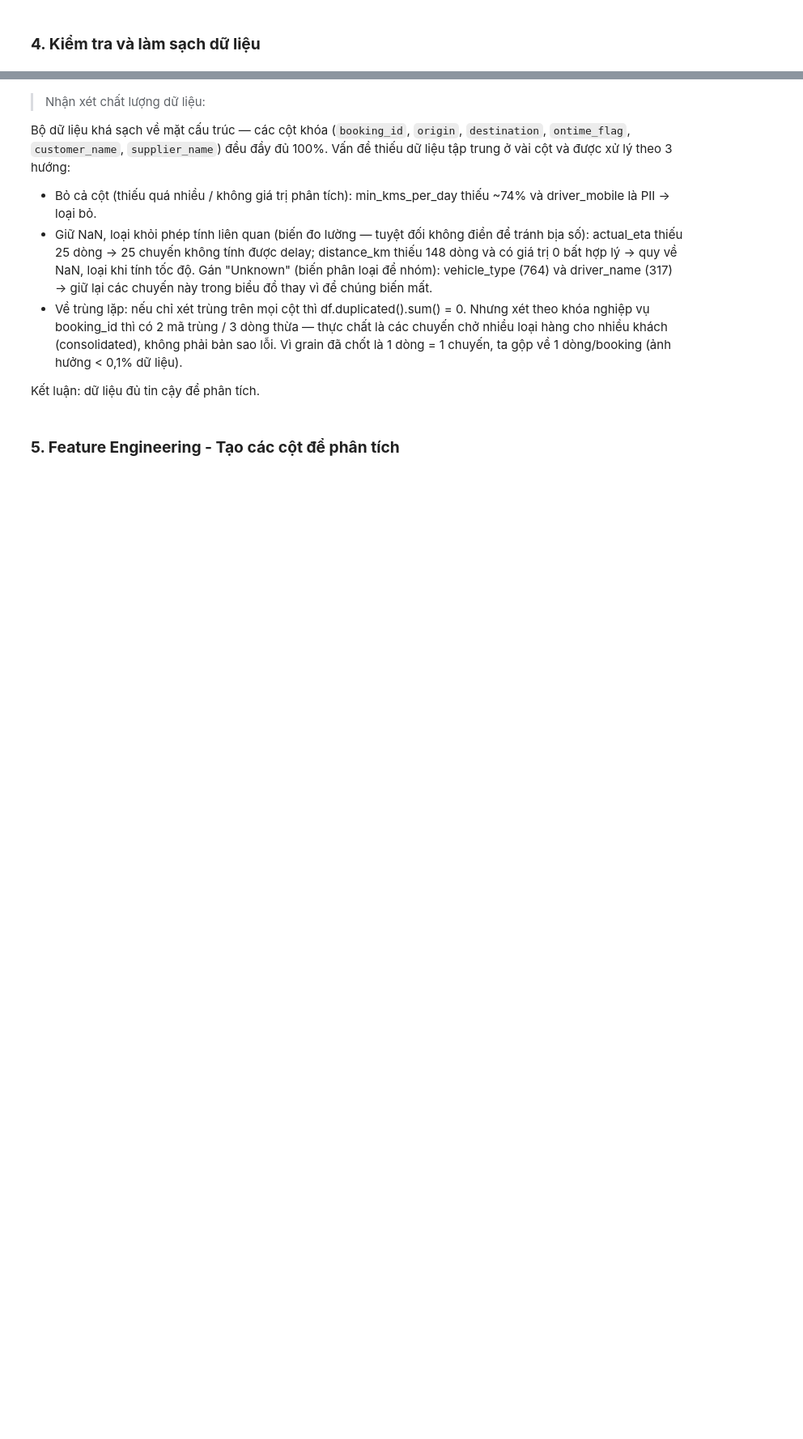
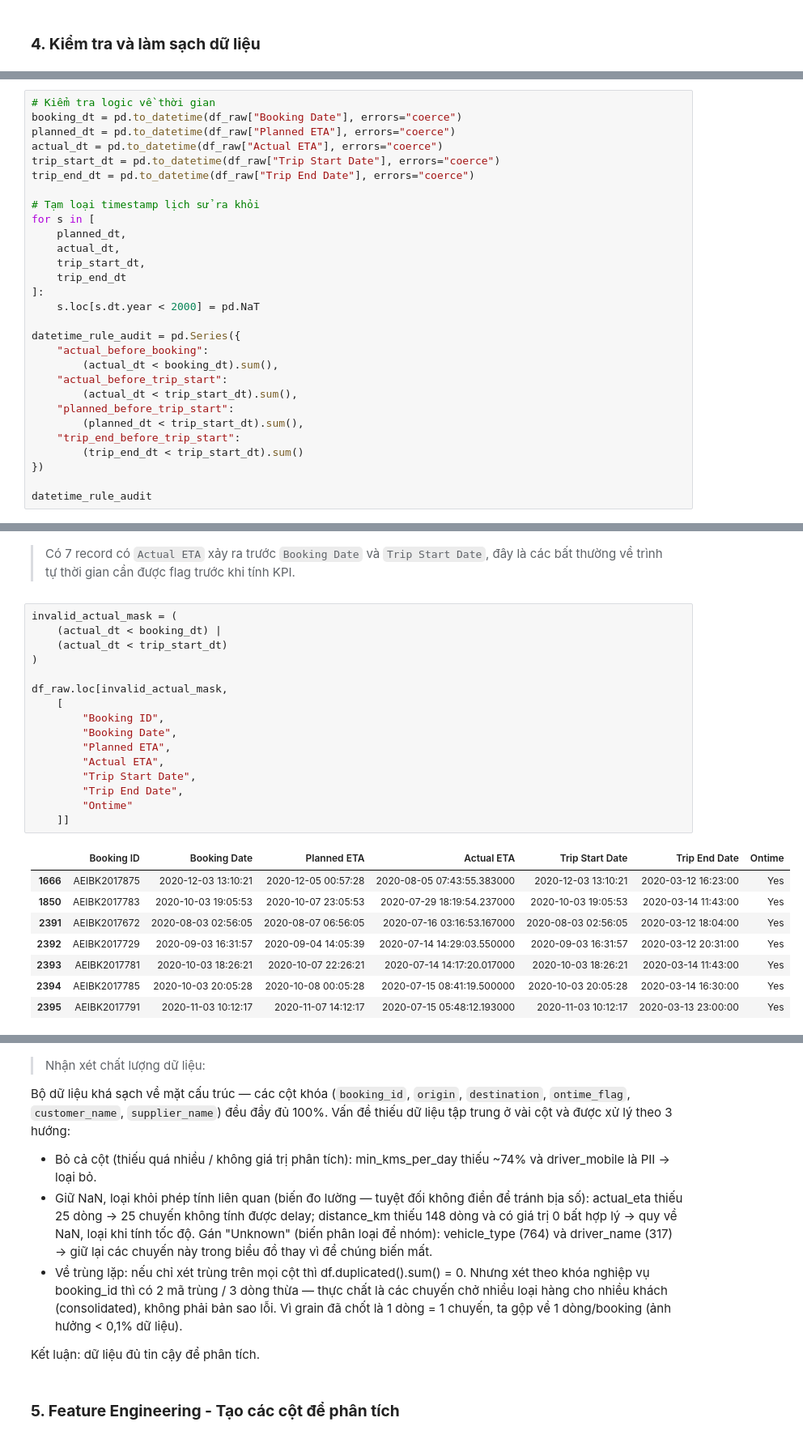
Before and after one commit to ChiBao-v/logistics-delivery-performance-analysis, a Jupyter notebook: python/EDA.ipynb, the cells around one changed output, grey strips where cells are left out. Shown at 81% size. Drawn from its saved outputs; the diff is of its cells as text; blank space fills up the shorter version.

```diff
--- a/python/EDA.ipynb
+++ b/python/EDA.ipynb
@@ -148,0 +411,29 @@ np.int64(0)
+# %%
+# Kiểm tra logic về thời gian
+booking_dt = pd.to_datetime(df_raw["Booking Date"], errors="coerce")
+planned_dt = pd.to_datetime(df_raw["Planned ETA"], errors="coerce")
+actual_dt = pd.to_datetime(df_raw["Actual ETA"], errors="coerce")
+trip_start_dt = pd.to_datetime(df_raw["Trip Start Date"], errors="coerce")
+trip_end_dt = pd.to_datetime(df_raw["Trip End Date"], errors="coerce")
+
+# Tạm loại timestamp lịch sử ra khỏi
+for s in [
+    planned_dt,
+    actual_dt,
+    trip_start_dt,
+    trip_end_dt
+]:
+    s.loc[s.dt.year < 2000] = pd.NaT
+
+datetime_rule_audit = pd.Series({
+    "actual_before_booking":
+        (actual_dt < booking_dt).sum(),
+    "actual_before_trip_start":
+        (actual_dt < trip_start_dt).sum(),
+    "planned_before_trip_start":
+        (planned_dt < trip_start_dt).sum(),
+    "trip_end_before_trip_start":
+        (trip_end_dt < trip_start_dt).sum()
+})
+
+datetime_rule_audit
@@ -148,0 +446,27 @@ np.int64(0)
+# %% [markdown]
+>Có 7 record có `Actual ETA` xảy ra trước `Booking Date` và `Trip Start Date`, đây là các bất thường về trình tự thời gian cần được flag trước khi tính KPI.
+# %%
+invalid_actual_mask = (
+    (actual_dt < booking_dt) |
+    (actual_dt < trip_start_dt)
+)
+
+df_raw.loc[invalid_actual_mask,
+    [
+        "Booking ID",
+        "Booking Date",
+        "Planned ETA",
+        "Actual ETA",
+        "Trip Start Date",
+        "Trip End Date",
+        "Ontime"
+    ]]
+# %% [output]
+|  | Booking ID | Booking Date | Planned ETA | Actual ETA | Trip Start Date | Trip End Date | Ontime |
+| 1666 | AEIBK2017875 | 2020-12-03 13:10:21 | 2020-12-05 00:57:28 | 2020-08-05 07:43:55.383000 | 2020-12-03 13:10:21 | 2020-03-12 16:23:00 | Yes |
+| 1850 | AEIBK2017783 | 2020-10-03 19:05:53 | 2020-10-07 23:05:53 | 2020-07-29 18:19:54.237000 | 2020-10-03 19:05:53 | 2020-03-14 11:43:00 | Yes |
+| 2391 | AEIBK2017672 | 2020-08-03 02:56:05 | 2020-08-07 06:56:05 | 2020-07-16 03:16:53.167000 | 2020-08-03 02:56:05 | 2020-03-12 18:04:00 | Yes |
+| 2392 | AEIBK2017729 | 2020-09-03 16:31:57 | 2020-09-04 14:05:39 | 2020-07-14 14:29:03.550000 | 2020-09-03 16:31:57 | 2020-03-12 20:31:00 | Yes |
+| 2393 | AEIBK2017781 | 2020-10-03 18:26:21 | 2020-10-07 22:26:21 | 2020-07-14 14:17:20.017000 | 2020-10-03 18:26:21 | 2020-03-14 11:43:00 | Yes |
+| 2394 | AEIBK2017785 | 2020-10-03 20:05:28 | 2020-10-08 00:05:28 | 2020-07-15 08:41:19.500000 | 2020-10-03 20:05:28 | 2020-03-14 16:30:00 | Yes |
+| 2395 | AEIBK2017791 | 2020-11-03 10:12:17 | 2020-11-07 14:12:17 | 2020-07-15 05:48:12.193000 | 2020-11-03 10:12:17 | 2020-03-13 23:00:00 | Yes |
```
Also changed, not shown: parts of 51 cells of this notebook.
